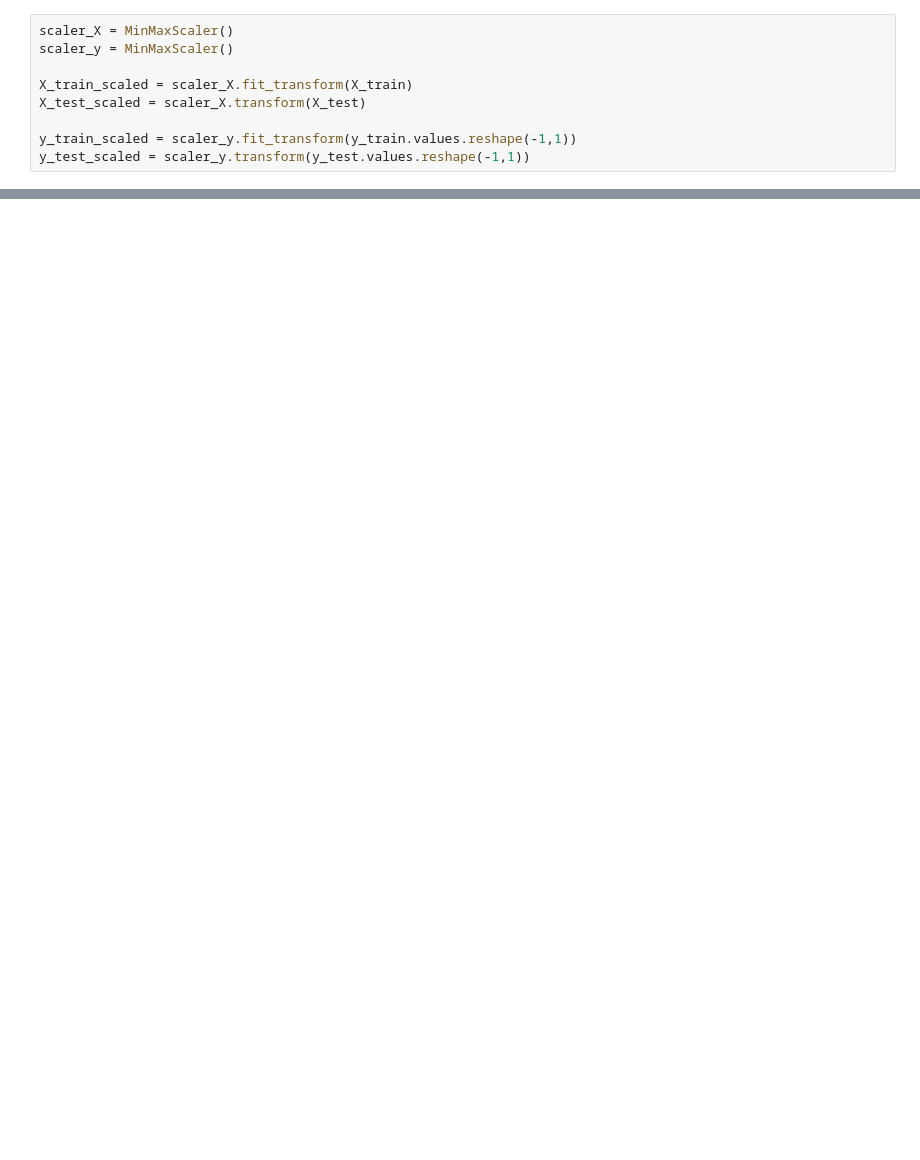
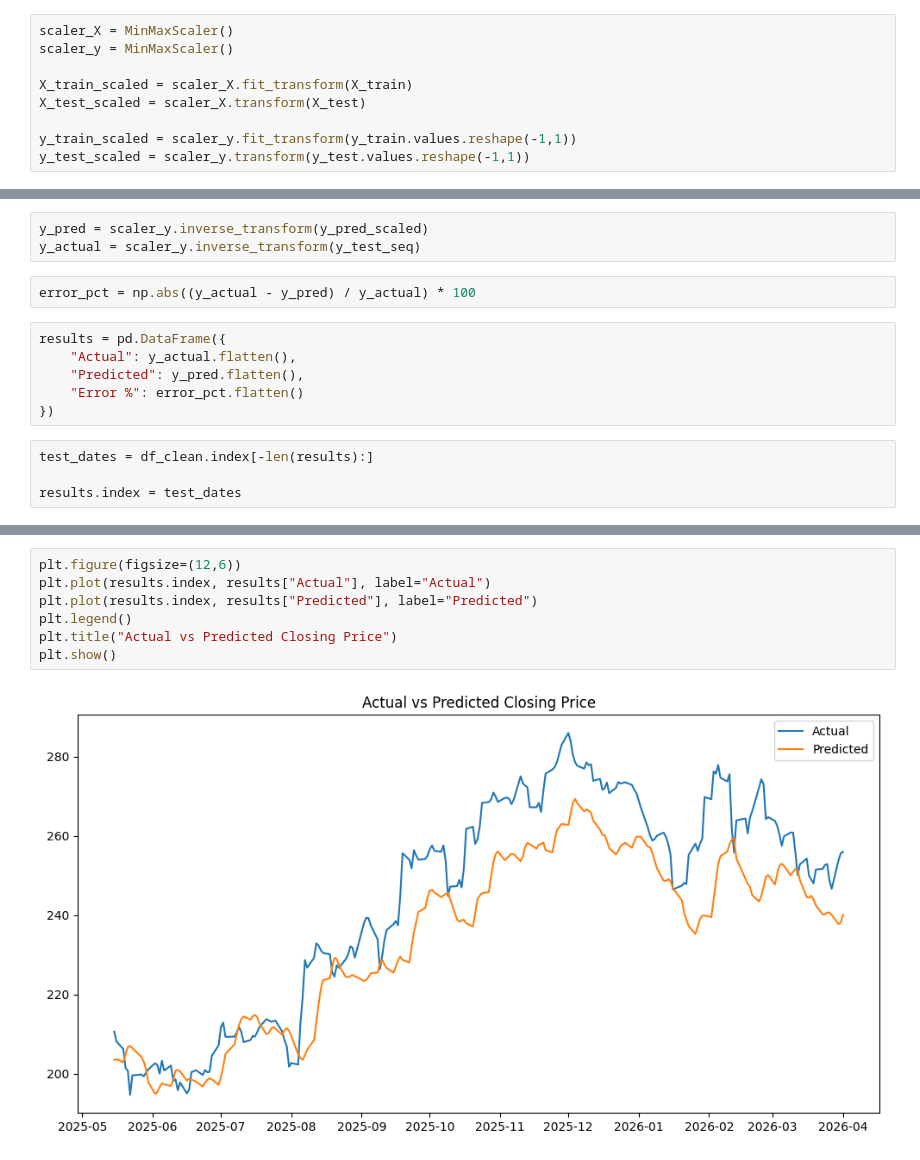
Before and after one commit to vijais0604-cloud/Apple_Stock_Prediction, a Jupyter notebook: Apple_Stock.ipynb, the cells around one changed output, grey strips where cells are left out. Cells and saved outputs as stored; diff of their text form; blank space fills up the shorter version.

Commit message:
trained the model and did hyperparameter tuning for thr LSTM model and build a pipleine to predict daily prices and comare the predicted price with actual price

```diff
--- a/Apple_Stock.ipynb
+++ b/Apple_Stock.ipynb
@@ -379,0 +491,15 @@ y_test_scaled = scaler_y.transform(y_test.values.reshape(-1,1))
+# %%
+y_pred = scaler_y.inverse_transform(y_pred_scaled)
+y_actual = scaler_y.inverse_transform(y_test_seq)
+# %%
+error_pct = np.abs((y_actual - y_pred) / y_actual) * 100
+# %%
+results = pd.DataFrame({
+    "Actual": y_actual.flatten(),
+    "Predicted": y_pred.flatten(),
+    "Error %": error_pct.flatten()
+})
+# %%
+test_dates = df_clean.index[-len(results):]
+
+results.index = test_dates
@@ -379,0 +521,9 @@ y_test_scaled = scaler_y.transform(y_test.values.reshape(-1,1))
+# %%
+plt.figure(figsize=(12,6))
+plt.plot(results.index, results["Actual"], label="Actual")
+plt.plot(results.index, results["Predicted"], label="Predicted")
+plt.legend()
+plt.title("Actual vs Predicted Closing Price")
+plt.show()
+# %% [output]
+[figure, added]
```
Also changed, not shown: parts of 29 cells of this notebook, 2 other files.
